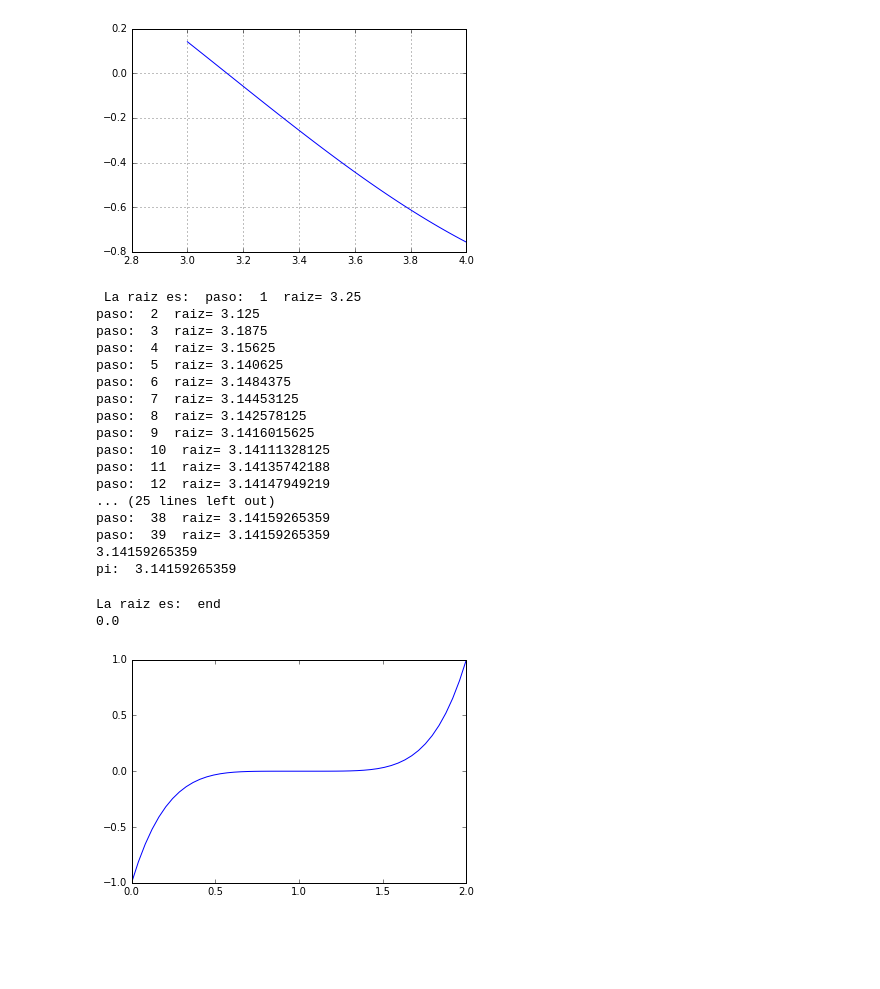
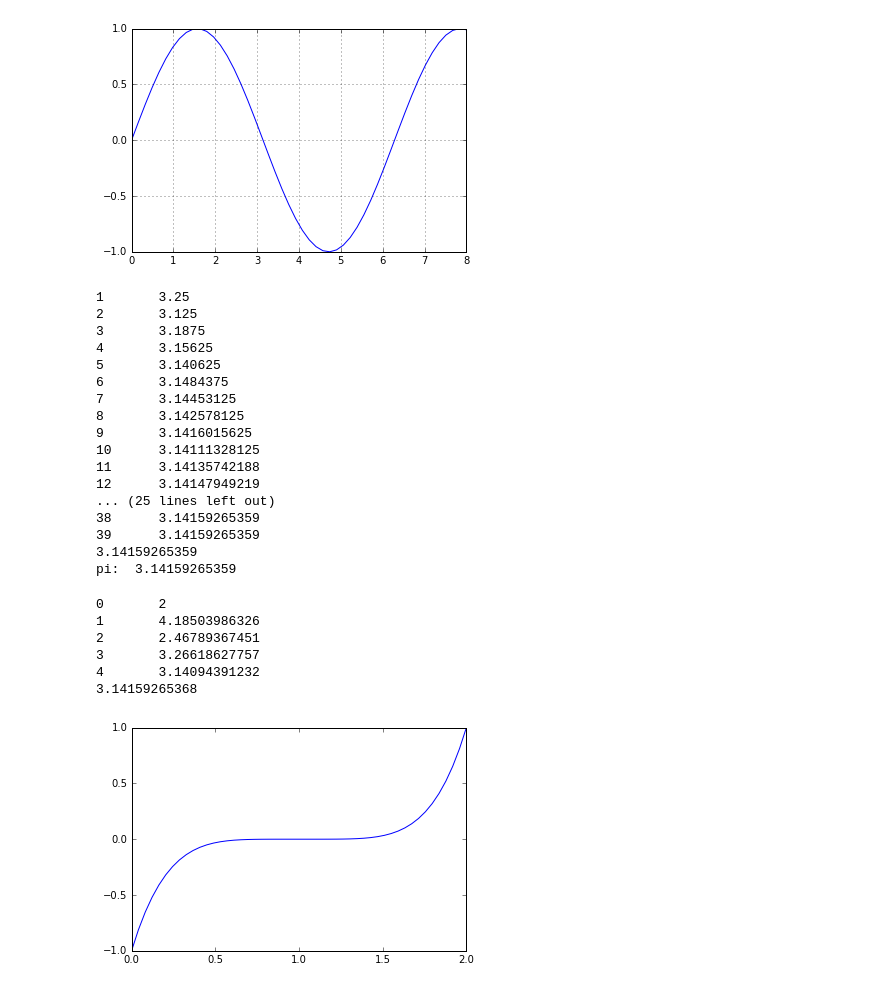
Before and after one commit to adriross/integra, a Jupyter notebook: raices.ipynb, the cells around one changed output. Drawn from its saved outputs; the diff is of its cells as text; code cells hidden in the pictures; blank space fills up the shorter version.

```diff
--- a/raices.ipynb
+++ b/raices.ipynb
@@ -23,36 +47,40 @@ def raiz_bip(func,x_i,x_d,err=1e-5):
 # %%
-x=linspace(3,4)
+x=linspace(0,8)
 plot(x,sin(x))
 grid(True)
 show()
 # %% [output]
-[figure, old version]
+[figure, new version]
 # %%
-print "La raiz es: ",raiz_bip(sin,3,4,1e-12)
+print raiz_bip(sin,3,4,1e-12)
 print "pi: ",pi
 # %% [output]
- La raiz es:  paso:  1  raiz= 3.25
-paso:  2  raiz= 3.125
-paso:  3  raiz= 3.1875
-paso:  4  raiz= 3.15625
-paso:  5  raiz= 3.140625
-paso:  6  raiz= 3.1484375
-paso:  7  raiz= 3.14453125
-paso:  8  raiz= 3.142578125
-paso:  9  raiz= 3.1416015625
-paso:  10  raiz= 3.14111328125
-paso:  11  raiz= 3.14135742188
-paso:  12  raiz= 3.14147949219
+1       3.25
+2       3.125
+3       3.1875
+4       3.15625
+5       3.140625
+6       3.1484375
+7       3.14453125
+8       3.142578125
+9       3.1416015625
+10      3.14111328125
+11      3.14135742188
+12      3.14147949219
 ... (25 lines left out)
-paso:  38  raiz= 3.14159265359
-paso:  39  raiz= 3.14159265359
+38      3.14159265359
+39      3.14159265359
 3.14159265359
 pi:  3.14159265359
-# %%
-print "La raiz es: ",raiz_bip(sin,-1,1,1e-12)
-# %% [output]
-La raiz es:  end
-0.0
+# %%
+print mi_newton_1(sin,cos,2)
+# %% [output]
+0       2
+1       4.18503986326
+2       2.46789367451
+3       3.26618627757
+4       3.14094391232
+3.14159265368
 # %%
 def u_f(x):
     return (x-1)**5
```
Also changed, not shown: parts of 16 cells of this notebook, 2 other files.
